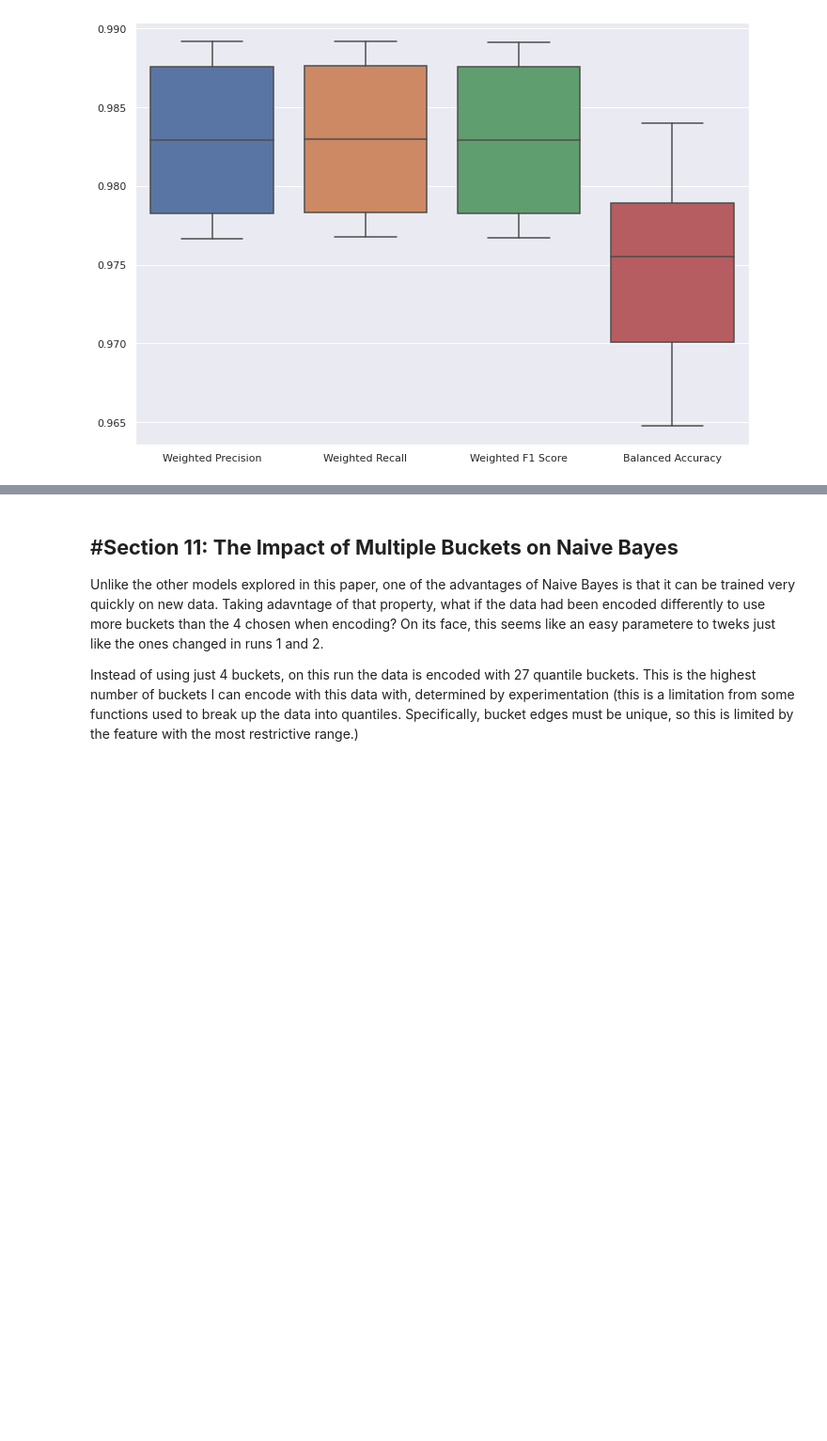
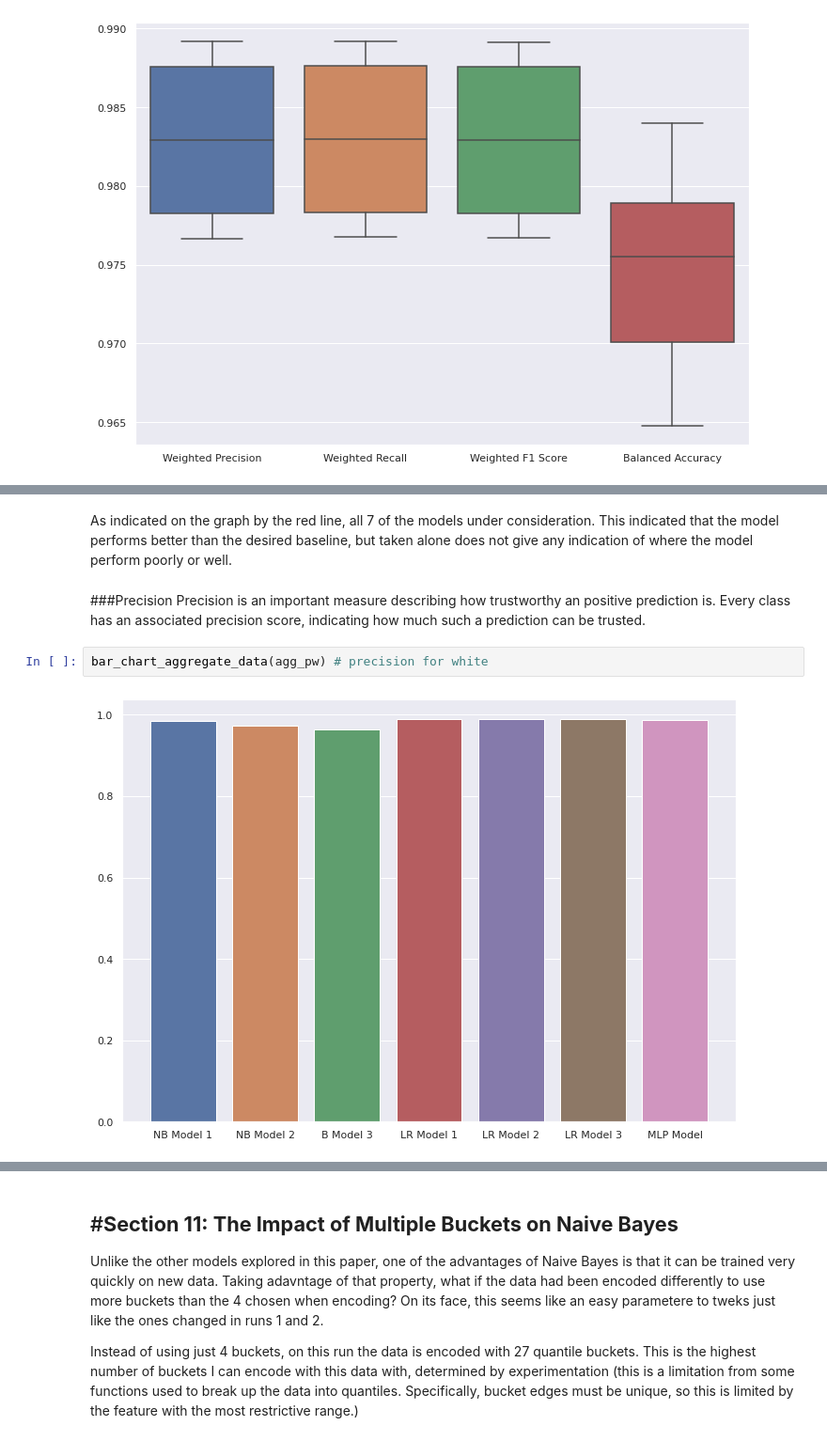
Before and after one commit to journalWheat/CSI4106-Project1, a Jupyter notebook: CSI4106_Project1_JaredWagner_GeneralForm.ipynb, the cells around one changed output, grey strips where cells are left out. Shown at 94% size. Cells and saved outputs as stored; diff of their text form; blank space fills up the shorter version.

Commit message:
Finish Section 10.a) Comparison of models using metrics

```diff
--- a/CSI4106_Project1_JaredWagner_GeneralForm.ipynb
+++ b/CSI4106_Project1_JaredWagner_GeneralForm.ipynb
@@ -952,0 +1154,9 @@ Because the changes in runs 1-3 failed to yield different results, only the last
+# %% [markdown]
+As indicated on the graph by the red line, all 7 of the models under consideration. This indicated that the model performs better than the desired baseline, but taken alone does not give any indication of where the model perform poorly or well.
+# %% [markdown]
+###Precision
+Precision is an important measure describing how trustworthy an positive prediction is. Every class has an associated precision score, indicating how much such a prediction can be trusted.
+# %%
+bar_chart_aggregate_data(agg_pw) # precision for white
+# %% [output]
+[figure, added]
```
Also changed, not shown: parts of 22 cells of this notebook.
